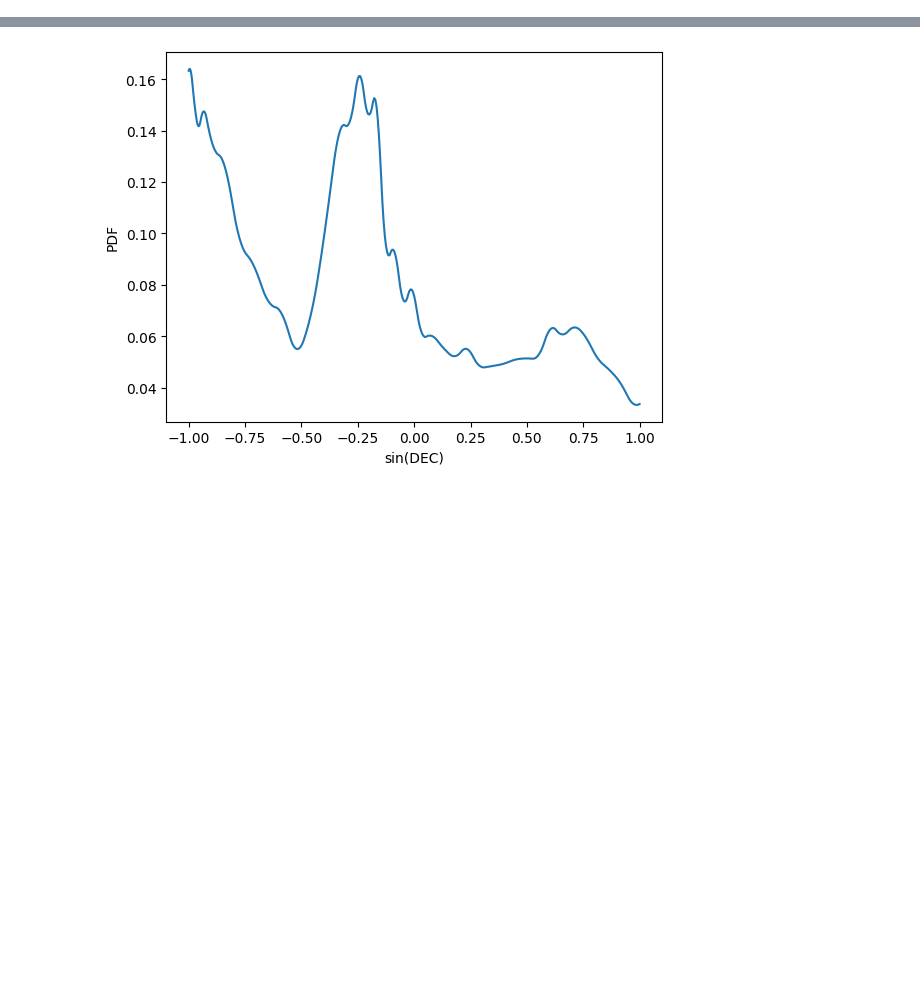
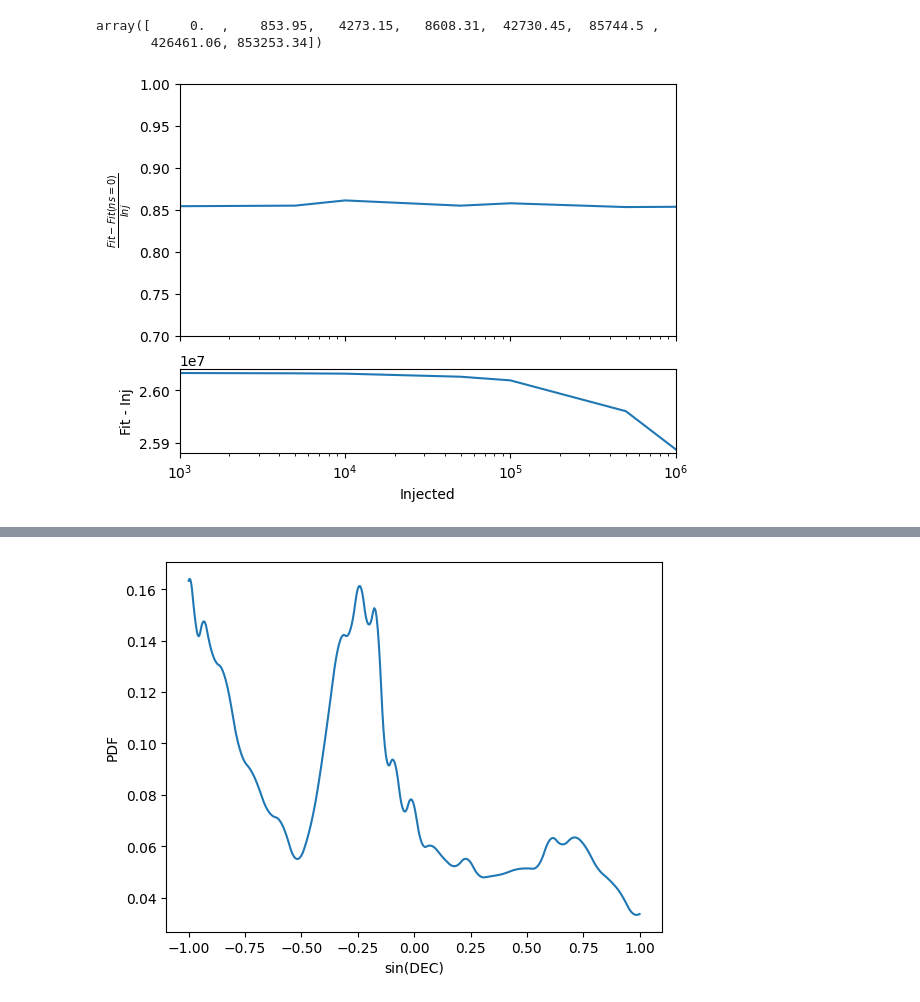
Before and after one commit to MACampana/BinnedTracks, a Jupyter notebook: NEW_BinnedAnalysis.ipynb, the cells around one changed output, grey strips where cells are left out. Drawn from its saved outputs; the diff is of its cells as text; code cells hidden in the pictures; blank space fills up the shorter version.

```diff
--- a/NEW_BinnedAnalysis.ipynb
+++ b/NEW_BinnedAnalysis.ipynb
@@ -1873,4 +1925,11 @@ plt.show()
 # %%
-ninj = np.array([])
-nrec = np.array([])
+ninj = np.array([0, 1e3, 5e3, 1e4, 5e4, 1e5, 5e5, 1e6])
+nrec = np.array([16206.49, 16790.76, 18910.03, 21973.36, 49016.99, 86429.66, 416486.34, 835626.43])
+nrec2 = np.array([26548.96,27079.89,28984.77,31688.39,55275.69,88749.97,410154.93,832928.45])
+nrect = np.array([26033701.16, 26034555.11, 26037974.31, 26042309.47, 26076431.61, 26119445.66, 26460162.22, 26886954.50])
+# %%
+nrect-nrect[0]
+# %% [output]
+array([     0.  ,    853.95,   4273.15,   8608.31,  42730.45,  85744.5 ,
+       426461.06, 853253.34])
 # %%
@@ -1878,20 +1937,22 @@ xs = np.linspace(0,1e7, 2)
 # %%
 f, (a0, a1) = plt.subplots(2, 1, sharex=True, gridspec_kw={'height_ratios': [3, 1]}, facecolor='w')
 
-a0.plot(ninj, nrec)
-a0.plot(xs, xs, linestyle='--', c='k')
-a0.loglog()
-a0.set_ylabel('Fit')
-a0.set_xlim(1,1e7)
-a0.set_ylim(1,1e7)
+a0.plot(ninj[1:], (nrect[1:]-nrect[0])/ninj[1:])
+#a0.plot(xs, xs, linestyle='--', c='k')
+a0.semilogx()
+a0.set_ylabel(r'$\frac{Fit - Fit(ns=0)}{Inj}$')
+a0.set_xlim(1e3,1e6)
+a0.set_ylim(0.7,1.)
 
-a1.plot(ninj, nrec-ninj)
+a1.plot(ninj, (nrect-ninj))
 #a1.plot(xs, [70000, 70000], linestyle='--', c='k')
-a1.set_ylabel('Fit - Injected')
+a1.set_ylabel('Fit - Inj')
 a1.set_xlabel('Injected')
-a1.set_ylim(60000, 70000)
+#a1.set_ylim(-200e3, 16e3)
 
 plt.show()
+# %% [output]
+[figure, added]
 # %%
 dec_mask = (bin_chilln.bin_decs <= np.radians(bin_chilln.max_dec_deg)) & (bin_chilln.bin_decs >= np.radians(bin_chilln.min_dec_deg))
 # %%
```
Also changed, not shown: parts of 9 cells of this notebook.
